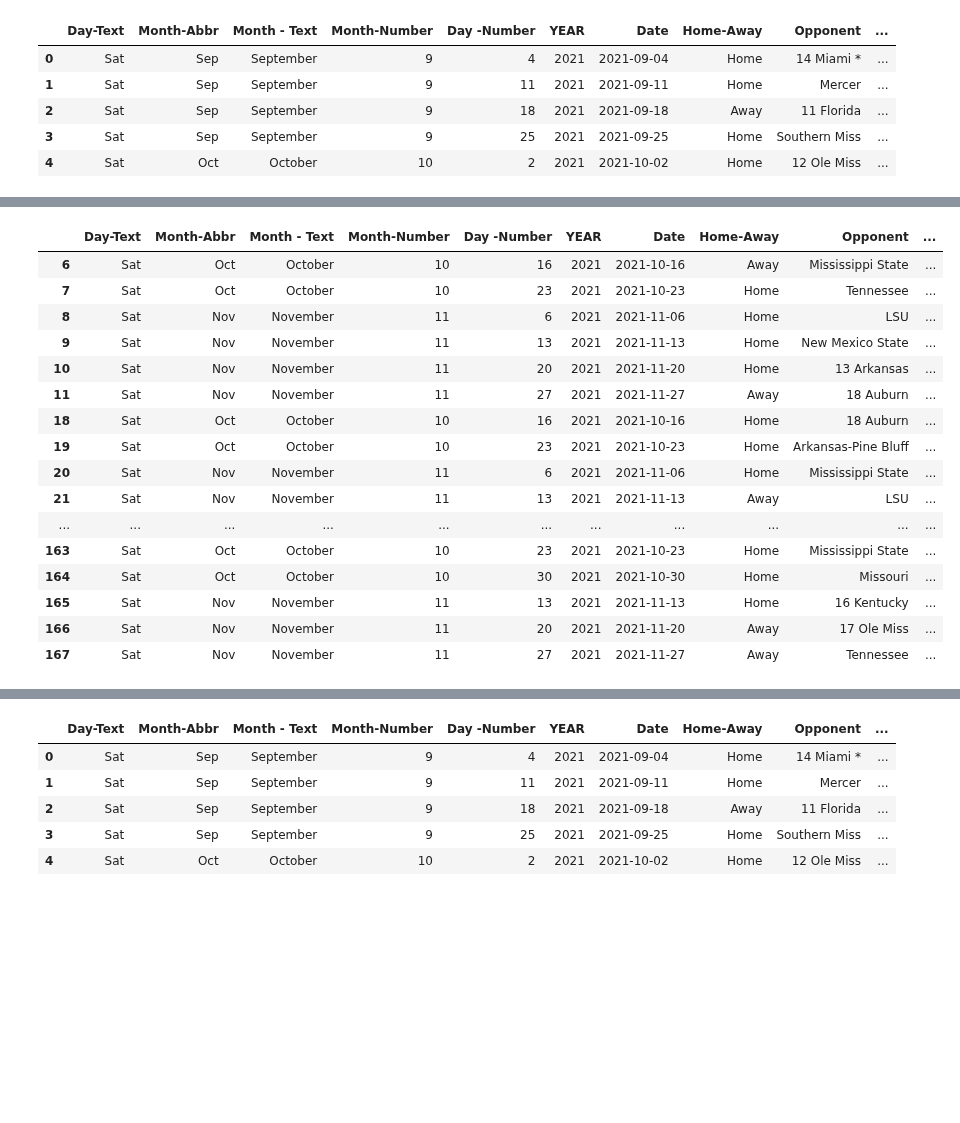
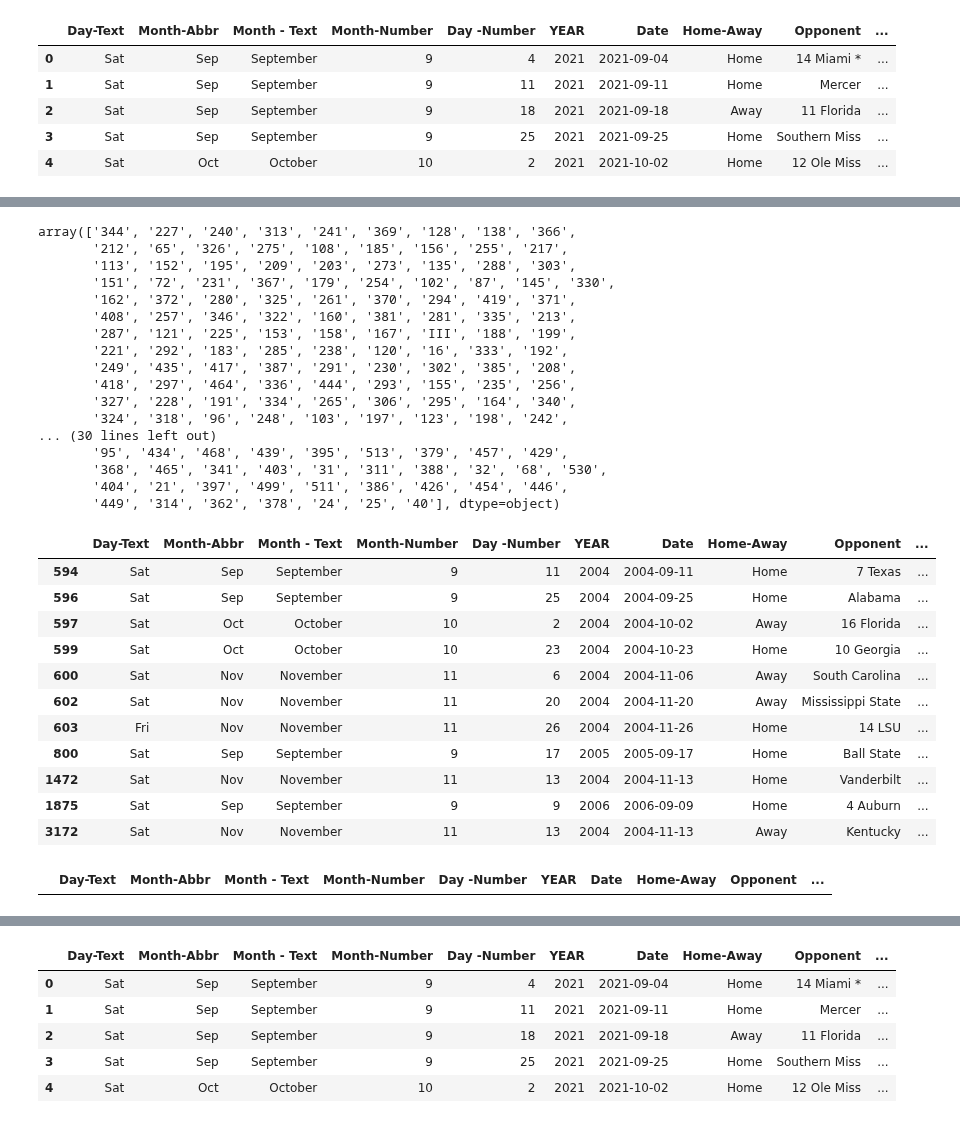
Before and after one commit to MarkClampitt/Springboard, a Jupyter notebook: Capstone2/RevisedCapstone2DataWrangling.ipynb, the cells around one changed output, grey strips where cells are left out. Saved outputs shown, nothing was run; the diff lists cells and outputs as text; code cells hidden in the pictures; blank space fills up the shorter version.

Commit message:
SBYSEC(main df) ready to be merged to comboine home and away stats

```diff
--- a/Capstone2/RevisedCapstone2DataWrangling.ipynb
+++ b/Capstone2/RevisedCapstone2DataWrangling.ipynb
@@ -167,3 +173,7 @@ dtype: int64
+# %%
+SBYSEC= SBYSEC[SBYSEC['Date'] <= '10/10/2021']
+# %%
+SBYSEC = SBYSEC[SBYSEC['RESULT'] != "POSTPONED"]
 # %%
 SBYSEC.head()
 # %% [output]
@@ -266,0 +305,2 @@ array(['60', '70', '78', '110', '171', '147', nan, '102', '75', '72',
+# %%
+SBYSEC['HI RUSH Player/Yards'].fillna(90,inplace=True)
@@ -289,20 +337,37 @@ array(['Young', 'Tickets', 'Jefferson', 'Nix', 'Jones', 'Richardson',
+# %%
+SBYSEC['HI Pass Player/Yards'].unique()
+# %% [output]
+array(['344', '227', '240', '313', '241', '369', '128', '138', '366',
+       '212', '65', '326', '275', '108', '185', '156', '255', '217',
+       '113', '152', '195', '209', '203', '273', '135', '288', '303',
+       '151', '72', '231', '367', '179', '254', '102', '87', '145', '330',
+       '162', '372', '280', '325', '261', '370', '294', '419', '371',
+       '408', '257', '346', '322', '160', '381', '281', '335', '213',
+       '287', '121', '225', '153', '158', '167', 'III', '188', '199',
+       '221', '292', '183', '285', '238', '120', '16', '333', '192',
+       '249', '435', '417', '387', '291', '230', '302', '385', '208',
+       '418', '297', '464', '336', '444', '293', '155', '235', '256',
+       '327', '228', '191', '334', '265', '306', '295', '164', '340',
+       '324', '318', '96', '248', '103', '197', '123', '198', '242',
+... (30 lines left out)
+       '95', '434', '468', '439', '395', '513', '379', '457', '429',
+       '368', '465', '341', '403', '31', '311', '388', '32', '68', '530',
+       '404', '21', '397', '499', '511', '386', '426', '454', '446',
+       '449', '314', '362', '378', '24', '25', '40'], dtype=object)
+# %%
+SBYSEC['HI Pass Player/Yards'] = SBYSEC.apply(lambda x: x['HI Pass Player/Yards'] if x['HI Pass Player/Yards'] != '' and x['HI Pass Player/Yards'] != 'Jr.' and x['HI Pass Player/Yards'] != 'Rio' and x['HI Pass Player/Yards'] != 'III' else (x['HI Pass Yards']),axis=1)
 # %%
-SBYSEC[SBYSEC['HI Pass Player'] =='Tickets']
+SBYSEC[SBYSEC['HI Pass Player/Yards'].isnull()]
 # %% [output]
 |  | Day-Text | Month-Abbr | Month - Text | Month-Number | Day -Number | YEAR | Date | Home-Away | Opponent | ... |
-| 6 | Sat | Oct | October | 10 | 16 | 2021 | 2021-10-16 | Away | Mississippi State | ... |
-| 7 | Sat | Oct | October | 10 | 23 | 2021 | 2021-10-23 | Home | Tennessee | ... |
-| 8 | Sat | Nov | November | 11 | 6 | 2021 | 2021-11-06 | Home | LSU | ... |
-| 9 | Sat | Nov | November | 11 | 13 | 2021 | 2021-11-13 | Home | New Mexico State | ... |
-| 10 | Sat | Nov | November | 11 | 20 | 2021 | 2021-11-20 | Home | 13 Arkansas | ... |
-| 11 | Sat | Nov | November | 11 | 27 | 2021 | 2021-11-27 | Away | 18 Auburn | ... |
-| 18 | Sat | Oct | October | 10 | 16 | 2021 | 2021-10-16 | Home | 18 Auburn | ... |
-| 19 | Sat | Oct | October | 10 | 23 | 2021 | 2021-10-23 | Home | Arkansas-Pine Bluff | ... |
-| 20 | Sat | Nov | November | 11 | 6 | 2021 | 2021-11-06 | Home | Mississippi State | ... |
-| 21 | Sat | Nov | November | 11 | 13 | 2021 | 2021-11-13 | Away | LSU | ... |
-| ... | ... | ... | ... | ... | ... | ... | ... | ... | ... | ... |
-| 163 | Sat | Oct | October | 10 | 23 | 2021 | 2021-10-23 | Home | Mississippi State | ... |
-| 164 | Sat | Oct | October | 10 | 30 | 2021 | 2021-10-30 | Home | Missouri | ... |
-| 165 | Sat | Nov | November | 11 | 13 | 2021 | 2021-11-13 | Home | 16 Kentucky | ... |
-| 166 | Sat | Nov | November | 11 | 20 | 2021 | 2021-11-20 | Away | 17 Ole Miss | ... |
-| 167 | Sat | Nov | November | 11 | 27 | 2021 | 2021-11-27 | Away | Tennessee | ... |
+| 594 | Sat | Sep | September | 9 | 11 | 2004 | 2004-09-11 | Home | 7 Texas | ... |
+| 596 | Sat | Sep | September | 9 | 25 | 2004 | 2004-09-25 | Home | Alabama | ... |
+| 597 | Sat | Oct | October | 10 | 2 | 2004 | 2004-10-02 | Away | 16 Florida | ... |
+| 599 | Sat | Oct | October | 10 | 23 | 2004 | 2004-10-23 | Home | 10 Georgia | ... |
+| 600 | Sat | Nov | November | 11 | 6 | 2004 | 2004-11-06 | Away | South Carolina | ... |
+| 602 | Sat | Nov | November | 11 | 20 | 2004 | 2004-11-20 | Away | Mississippi State | ... |
+| 603 | Fri | Nov | November | 11 | 26 | 2004 | 2004-11-26 | Home | 14 LSU | ... |
+| 800 | Sat | Sep | September | 9 | 17 | 2005 | 2005-09-17 | Home | Ball State | ... |
+| 1472 | Sat | Nov | November | 11 | 13 | 2004 | 2004-11-13 | Home | Vanderbilt | ... |
+| 1875 | Sat | Sep | September | 9 | 9 | 2006 | 2006-09-09 | Home | 4 Auburn | ... |
+| 3172 | Sat | Nov | November | 11 | 13 | 2004 | 2004-11-13 | Away | Kentucky | ... |
@@ -310,0 +378,4 @@ SBYSEC[SBYSEC['HI Pass Player'] =='Tickets']
+# %%
+SBYSEC[SBYSEC['HI Pass Player/Yards'].isnull()]
+# %% [output]
+|  | Day-Text | Month-Abbr | Month - Text | Month-Number | Day -Number | YEAR | Date | Home-Away | Opponent | ... |
```
Also changed, not shown: parts of 181 cells of this notebook.
